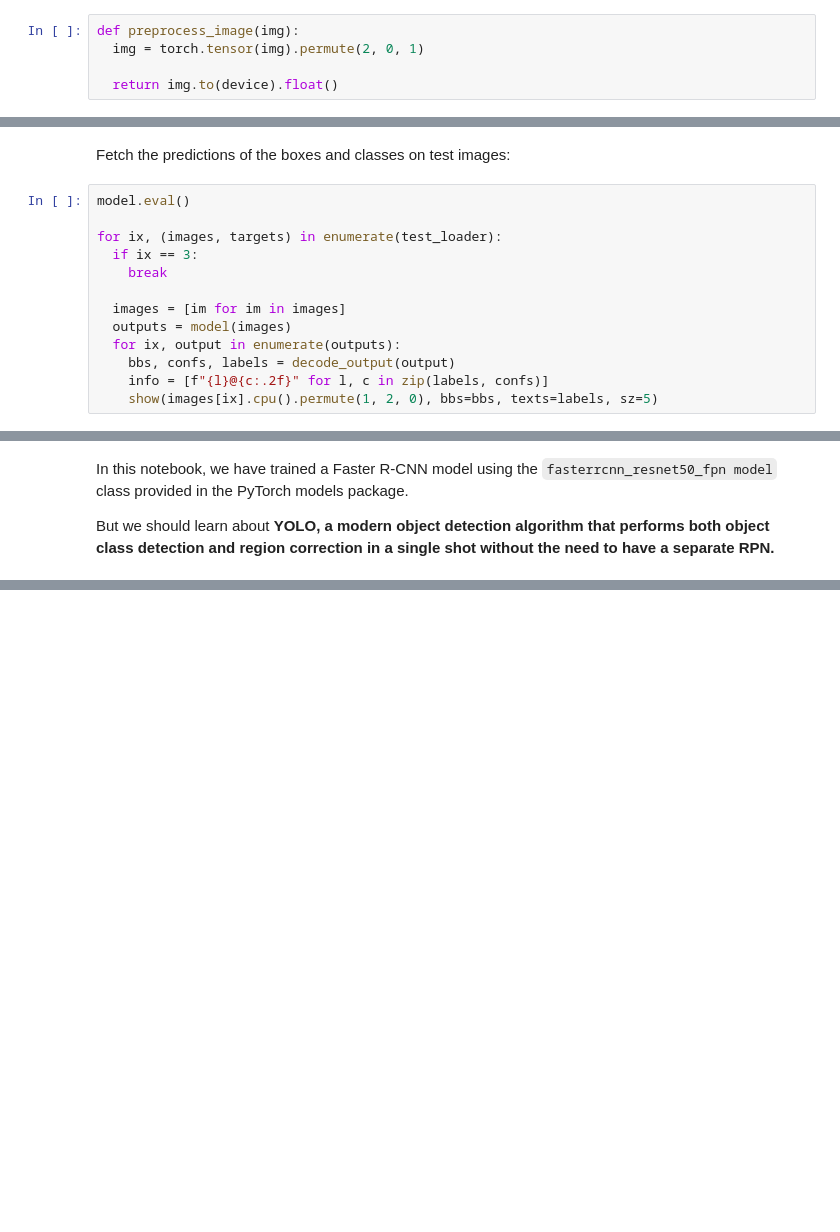
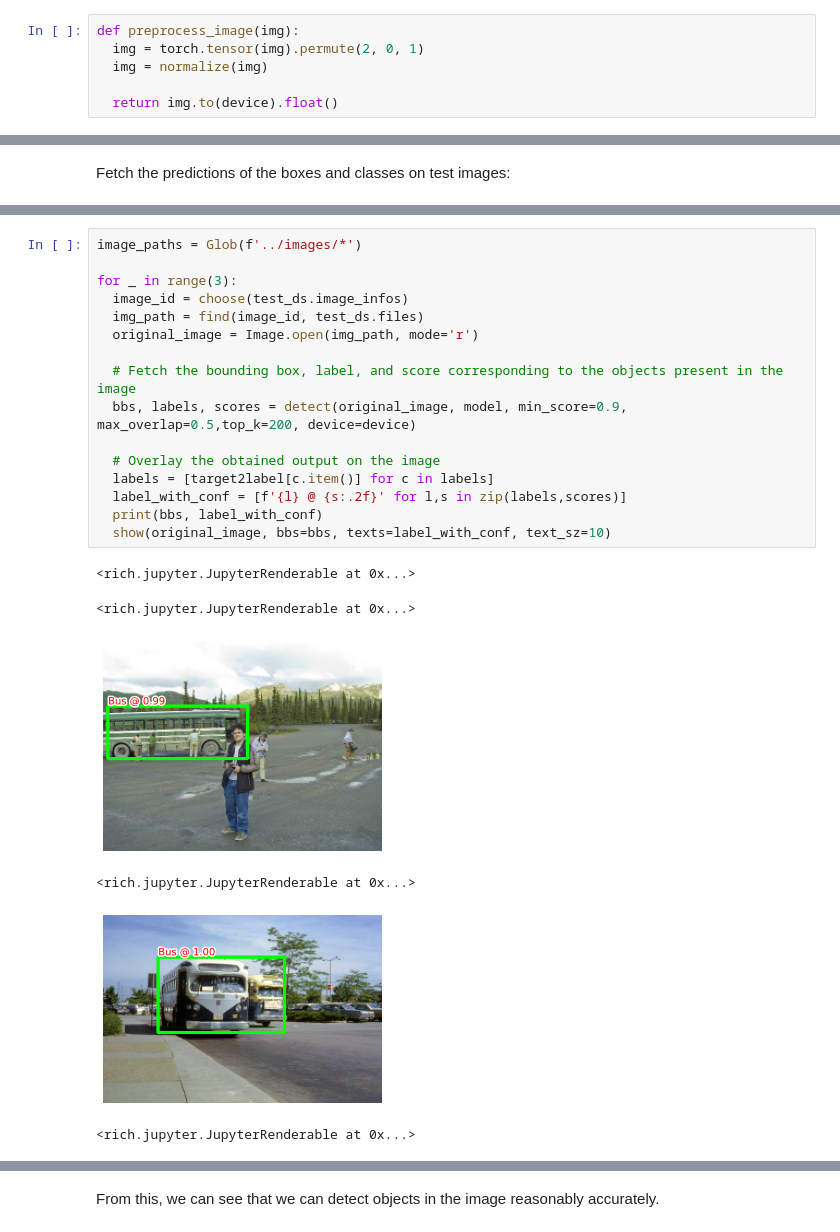
Before and after one commit to rahiakela/modern-computer-vision-with-pytorch, a Jupyter notebook: 8-advanced-object-detection/3_training_ssd_based_custom_object_detectors.ipynb, the cells around one changed output, grey strips where cells are left out. Cells and saved outputs as stored; diff of their text form; blank space fills up the shorter version.

```diff
--- a/8-advanced-object-detection/3_training_ssd_based_custom_object_detectors.ipynb
+++ b/8-advanced-object-detection/3_training_ssd_based_custom_object_detectors.ipynb
@@ -169,6 +261,7 @@ num_classes
 # %%
 def preprocess_image(img):
   img = torch.tensor(img).permute(2, 0, 1)
+  img = normalize(img)
 
   return img.to(device).float()
 # %% [markdown]
@@ -348,15 +410,2 @@ def decode_output(output):
 # %% [markdown]
 Fetch the predictions of the boxes and classes on test images:
-# %%
-model.eval()
-
-for ix, (images, targets) in enumerate(test_loader):
-  if ix == 3:
-    break
-
-  images = [im for im in images]
-  outputs = model(images)
-  for ix, output in enumerate(outputs):
-    bbs, confs, labels = decode_output(output)
-    info = [f"{l}@{c:.2f}" for l, c in zip(labels, confs)]
-    show(images[ix].cpu().permute(1, 2, 0), bbs=bbs, texts=labels, sz=5)
@@ -377,6 +412,23 @@ Clipping input data to the valid range for imshow with RGB data ([0..1] for floa
-# %% [markdown]
-In this notebook, we have trained a Faster R-CNN model using the
-`fasterrcnn_resnet50_fpn model` class provided in the PyTorch models package.
-
-But we should learn about **YOLO, a modern object detection algorithm that performs both object class detection and region correction in a single shot
-without the need to have a separate RPN.**
+# %%
+image_paths = Glob(f'../images/*')
+
+for _ in range(3):
+  image_id = choose(test_ds.image_infos)
+  img_path = find(image_id, test_ds.files)
+  original_image = Image.open(img_path, mode='r')
+
+  # Fetch the bounding box, label, and score corresponding to the objects present in the image
+  bbs, labels, scores = detect(original_image, model, min_score=0.9, max_overlap=0.5,top_k=200, device=device)
+
+  # Overlay the obtained output on the image
+  labels = [target2label[c.item()] for c in labels]
+  label_with_conf = [f'{l} @ {s:.2f}' for l,s in zip(labels,scores)]
+  print(bbs, label_with_conf)
+  show(original_image, bbs=bbs, texts=label_with_conf, text_sz=10)
+# %% [output]
+<rich.jupyter.JupyterRenderable at 0x...>
+<rich.jupyter.JupyterRenderable at 0x...>
+[figure, added]
+<rich.jupyter.JupyterRenderable at 0x...>
+[figure, added]
+<rich.jupyter.JupyterRenderable at 0x...>
@@ -382,0 +436,2 @@ without the need to have a separate RPN.**
+# %% [markdown]
+From this, we can see that we can detect objects in the image reasonably accurately.
```
Also changed, not shown: parts of 35 cells of this notebook.
